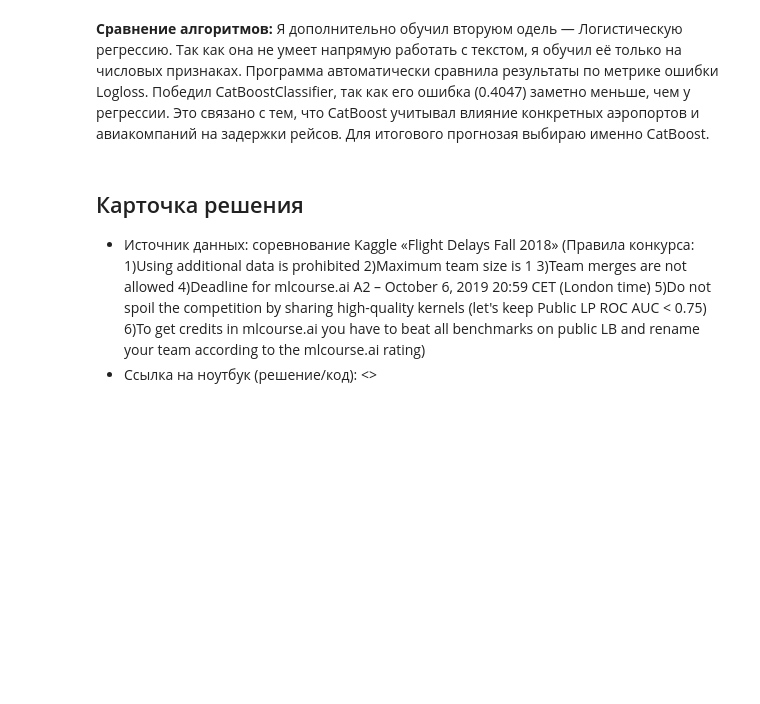
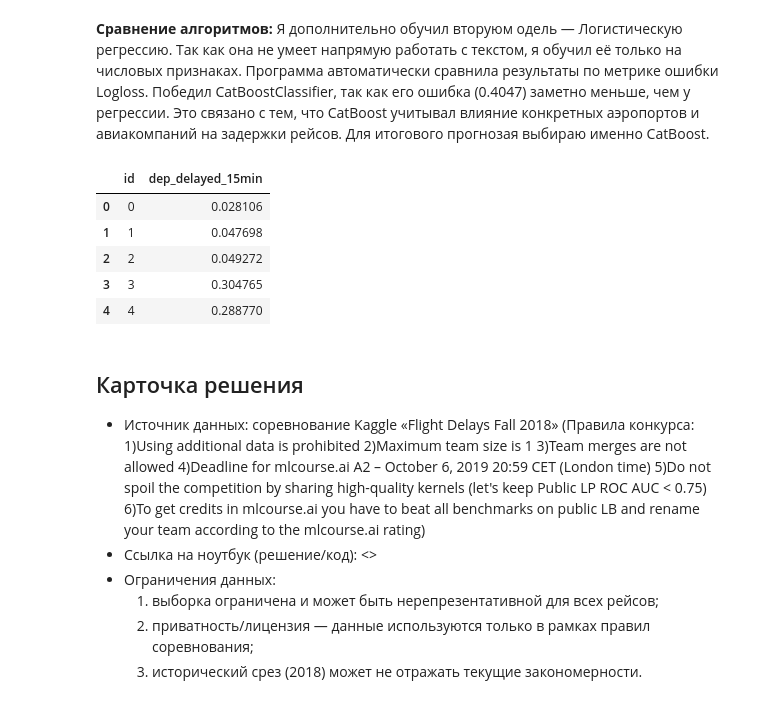
Before and after one commit to REpaf/Flight_delays_1, a Jupyter notebook: MMZ_Practice_Korjavin_Nikita.ipynb, the cells around one changed output. Drawn from its saved outputs; the diff is of its cells as text; code cells hidden in the pictures; blank space fills up the shorter version.

Commit message:
Kaggle Notebook | MMZ_Practice_Korjavin_Nikita | Version 15

```diff
--- a/MMZ_Practice_Korjavin_Nikita.ipynb
+++ b/MMZ_Practice_Korjavin_Nikita.ipynb
@@ -197,6 +195,27 @@ print(f"LogLoss: {lr_error:.4f}")
 LogLoss: 0.4520
 # %% [markdown]
 **Сравнение алгоритмов:** Я дополнительно обучил вторуюм одель — Логистическую регрессию. Так как она не умеет напрямую работать с текстом, я обучил её только на числовых признаках. Программа автоматически сравнила результаты по метрике ошибки Logloss. Победил CatBoostClassifier, так как его ошибка (0.4047) заметно меньше, чем у регрессии. Это связано с тем, что CatBoost учитывал влияние конкретных аэропортов и авиакомпаний на задержки рейсов. Для итогового прогнозая выбираю именно CatBoost.
+# %%
+test_predictions = model.predict_proba(test)[:, 1]
+
+# 2. Читаем шаблон правильного ответа, который нам дал Kaggle
+submission = pd.read_csv('/kaggle/input/competitions/flight-delays-fall-2018/sample_submission.csv.zip')
+
+# 3. Записываем наши предсказания в колонку с ответами
+submission['dep_delayed_15min'] = test_predictions
+
+# 4. Сохраняем результат в файл на диск сервера Kaggle
+submission.to_csv('my_submission.csv', index=False)
+
+# Посмотрим на первые 5 строк получившегося файла ответов
+submission.head()
+# %% [output]
+|  | id | dep_delayed_15min |
+| 0 | 0 | 0.028106 |
+| 1 | 1 | 0.047698 |
+| 2 | 2 | 0.049272 |
+| 3 | 3 | 0.304765 |
+| 4 | 4 | 0.288770 |
 # %% [markdown]
 ## Карточка решения
 - Источник данных: соревнование Kaggle «Flight Delays Fall 2018» (Правила конкурса: 1)Using additional data is prohibited
@@ -206,3 +225,7 @@ LogLoss: 0.4520
 5)Do not spoil the competition by sharing high-quality kernels (let's keep Public LP ROC AUC < 0.75)
 6)To get credits in mlcourse.ai you have to beat all benchmarks on public LB and rename your team according to the mlcourse.ai rating)
 - Ссылка на ноутбук (решение/код): <>
+- Ограничения данных:
+  1) выборка ограничена и может быть нерепрезентативной для всех рейсов;
+  2) приватность/лицензия — данные используются только в рамках правил соревнования;
+  3) исторический срез (2018) может не отражать текущие закономерности.
```
Also changed, not shown: parts of 3 cells of this notebook.
